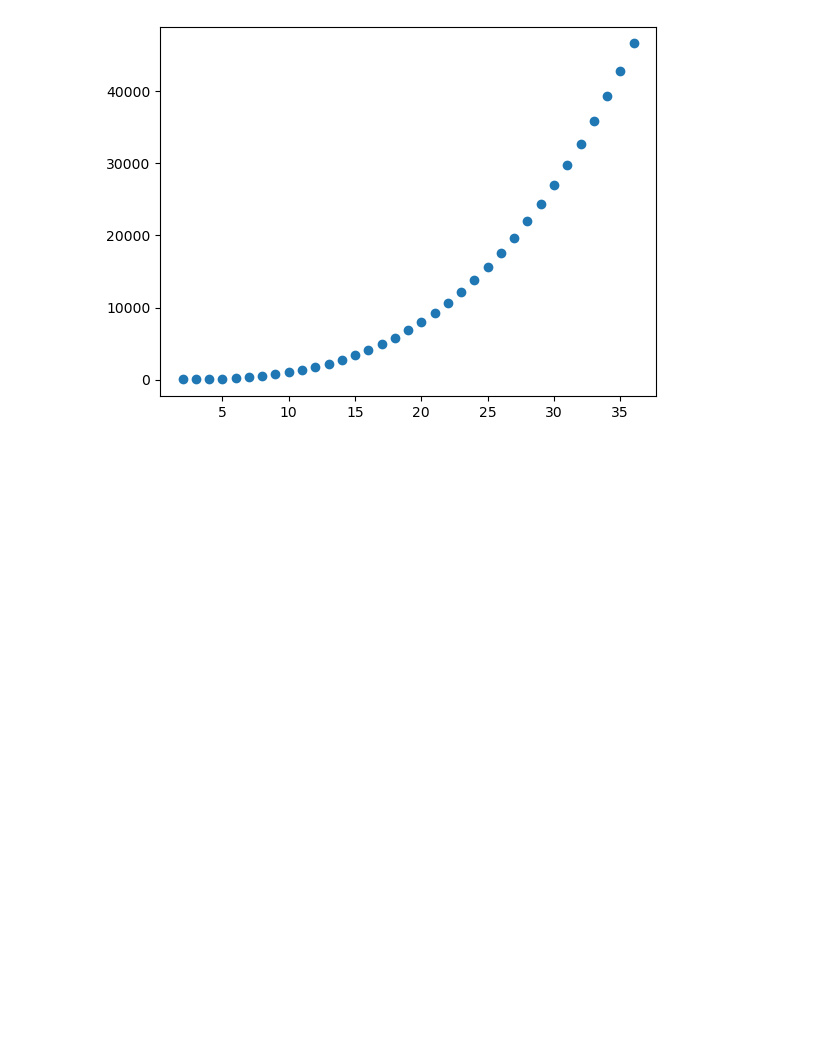
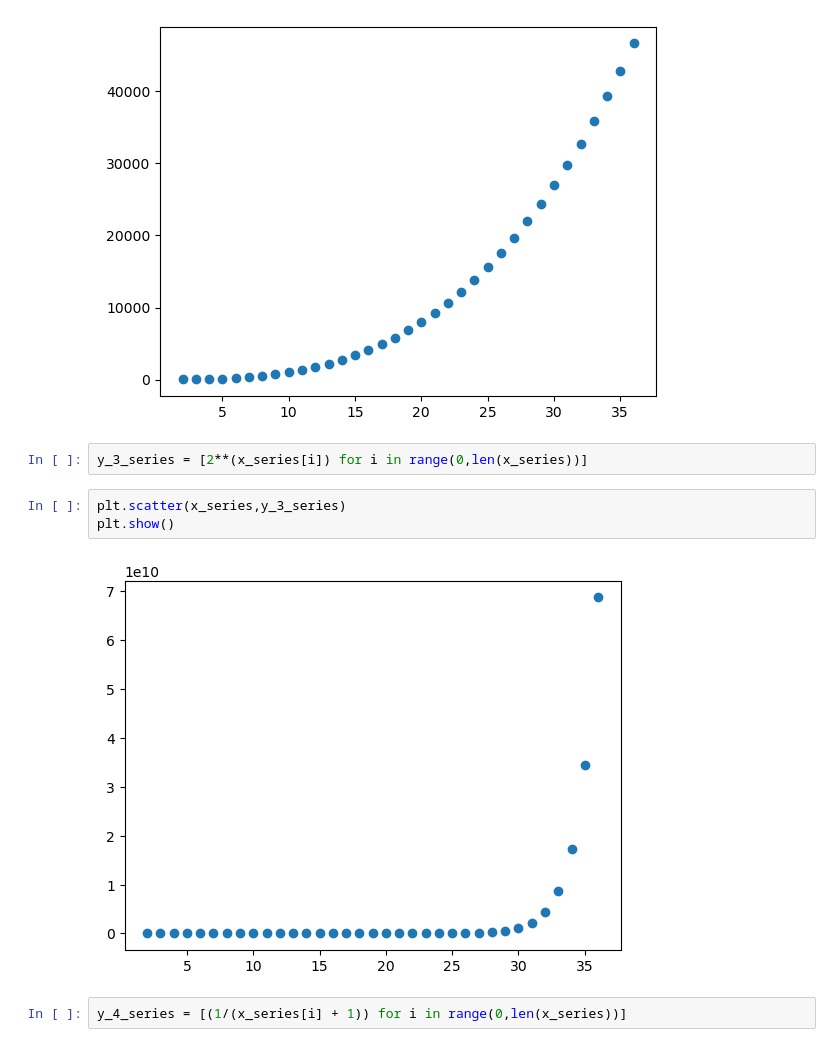
Before and after one commit to RichardAlcabes22/codeup_review, a Jupyter notebook: 3-data_science_libraries/05_matplotlib.ipynb, the cells around one changed output. Cells and saved outputs as stored; diff of their text form; blank space fills up the shorter version.

```diff
--- a/3-data_science_libraries/05_matplotlib.ipynb
+++ b/3-data_science_libraries/05_matplotlib.ipynb
@@ -110,3 +130,12 @@ plt.scatter(x_series,y_2_series)
 plt.show()
 # %% [output]
 [figure]
+# %%
+y_3_series = [2**(x_series[i]) for i in range(0,len(x_series))]
+# %%
+plt.scatter(x_series,y_3_series)
+plt.show()
+# %% [output]
+[figure, added]
+# %%
+y_4_series = [(1/(x_series[i] + 1)) for i in range(0,len(x_series))]
```
Also changed, not shown: parts of 8 cells of this notebook, 2 other files.
